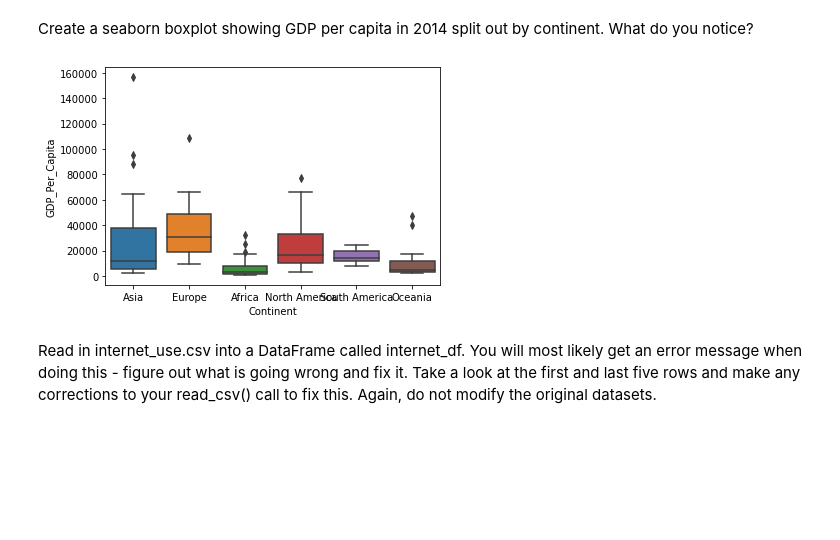
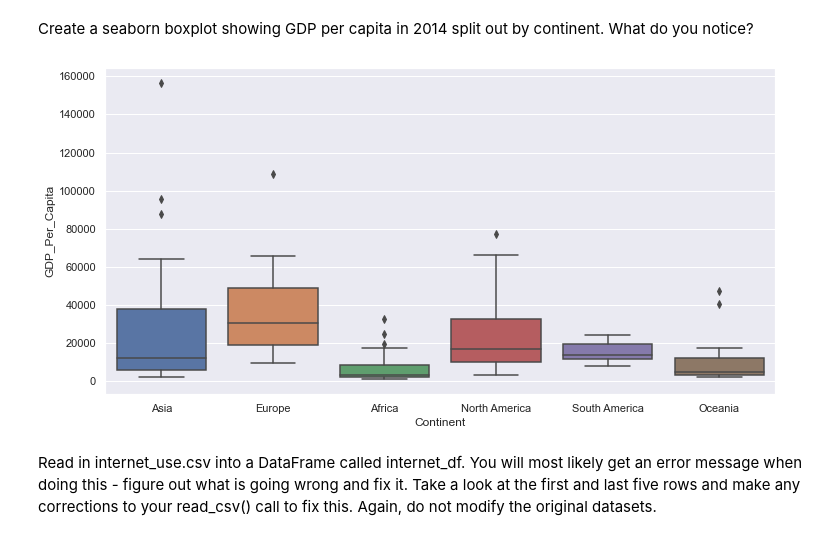
Before and after one commit to nss-data-science-cohort-5/un_exploration-vredd418, a Jupyter notebook: notebooks/UN_Data_Exploration.ipynb, the cells around one changed output. Cells and saved outputs as stored; diff of their text form; code cells hidden in the pictures; blank space fills up the shorter version.

```diff
--- a/notebooks/UN_Data_Exploration.ipynb
+++ b/notebooks/UN_Data_Exploration.ipynb
@@ -231,9 +253,10 @@ plt.bar(gdp_country_cont.index, gdp_country_cont['Country']);
 Create a seaborn boxplot showing GDP per capita in 2014 split out by continent. What do you notice?
 # %%
 gdp_sns = gdp_df[gdp_df['Year']==2014]
+sns.set(rc={'figure.figsize':(12,6)})
 sns.boxplot(x=gdp_sns['Continent'], y=gdp_sns['GDP_Per_Capita']);
 # %% [output]
-[figure, old version]
+[figure, new version]
 # %% [markdown]
 Read in internet_use.csv into a DataFrame called internet_df. You will most likely get an error message when doing this - figure out what is going wrong and fix it. Take a look at the first and last five rows and make any corrections to your read_csv() call to fix this. Again, do not modify the original datasets.
 # %%
```
Also changed, not shown: parts of 30 cells of this notebook.
